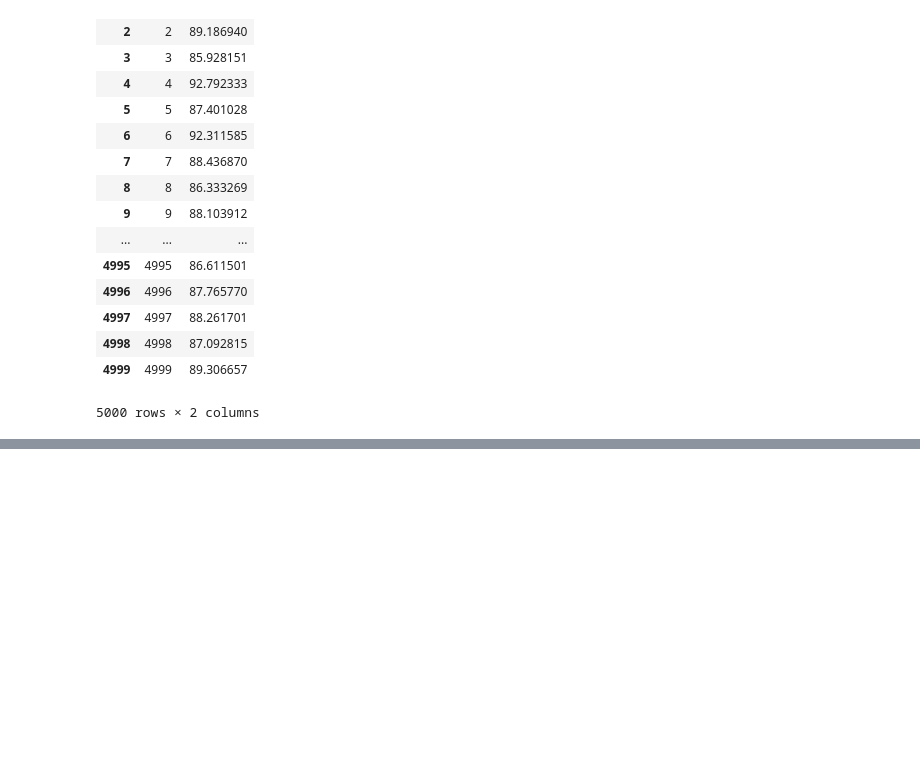
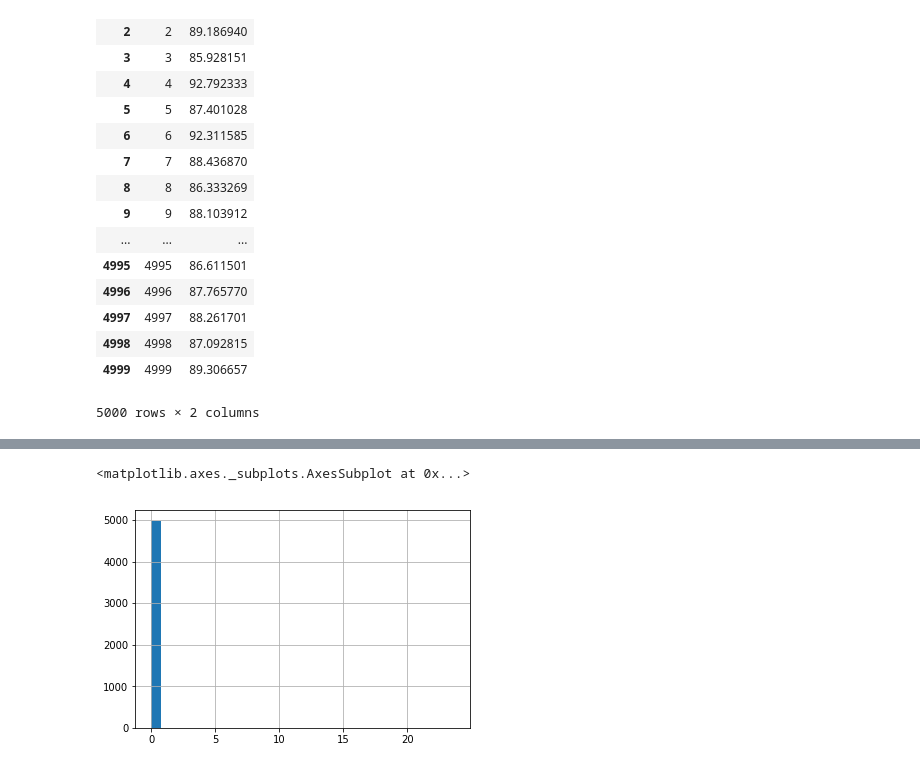
Before and after one commit to caitaozhan/CSE512-homework, a Jupyter notebook: hw2/RidgeRegression.ipynb, the cells around one changed output, grey strips where cells are left out. Cells and saved outputs as stored; diff of their text form; code cells hidden in the pictures; blank space fills up the shorter version.

```diff
--- a/hw2/RidgeRegression.ipynb
+++ b/hw2/RidgeRegression.ipynb
@@ -642,0 +935,5 @@ df_pred.to_csv('data/predTestLabels.csv ', header=True, index=False)
+# %%
+df_train[2].hist(bins=30)
+# %% [output]
+<matplotlib.axes._subplots.AxesSubplot at 0x...>
+[figure, added]
```
Also changed, not shown: parts of 64 cells of this notebook, 5 other files.
